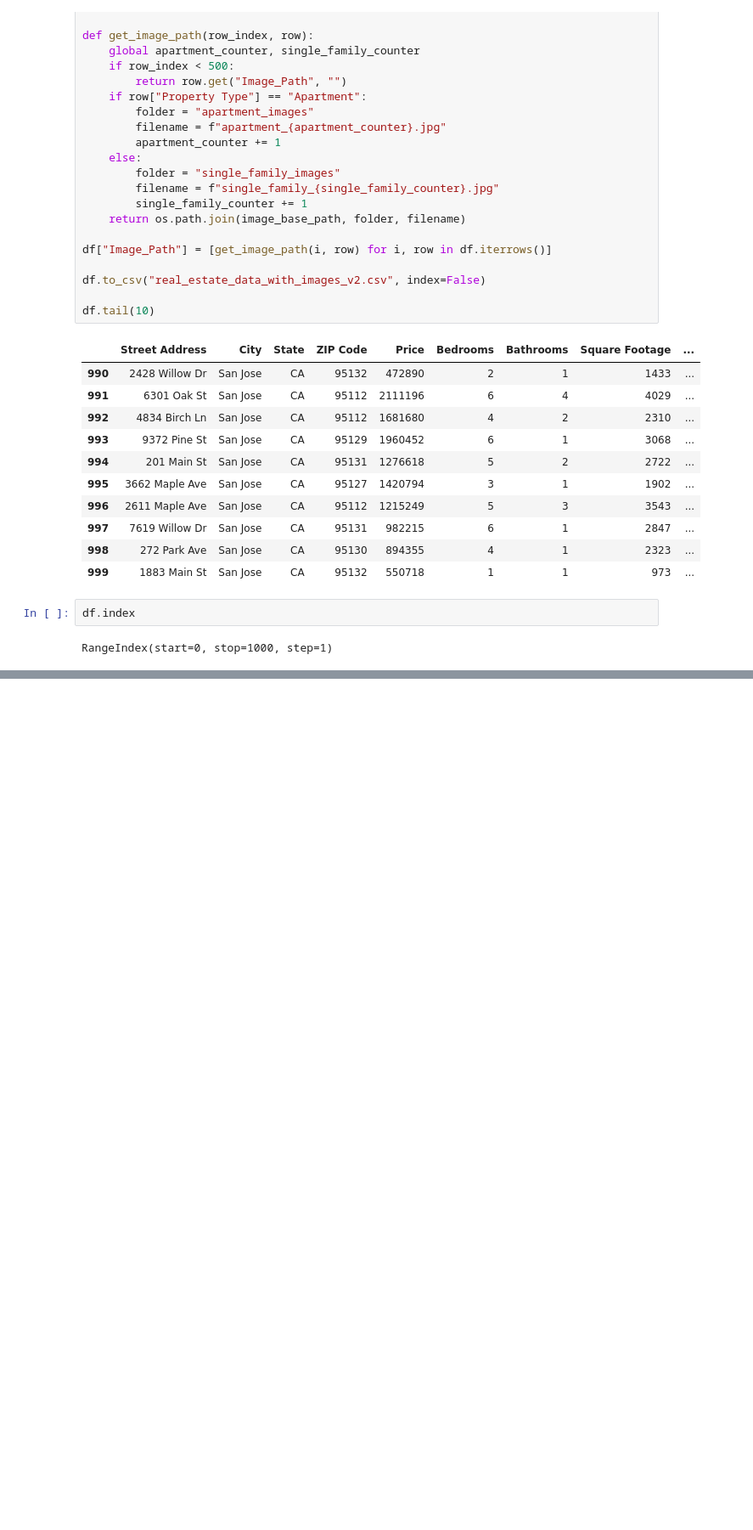
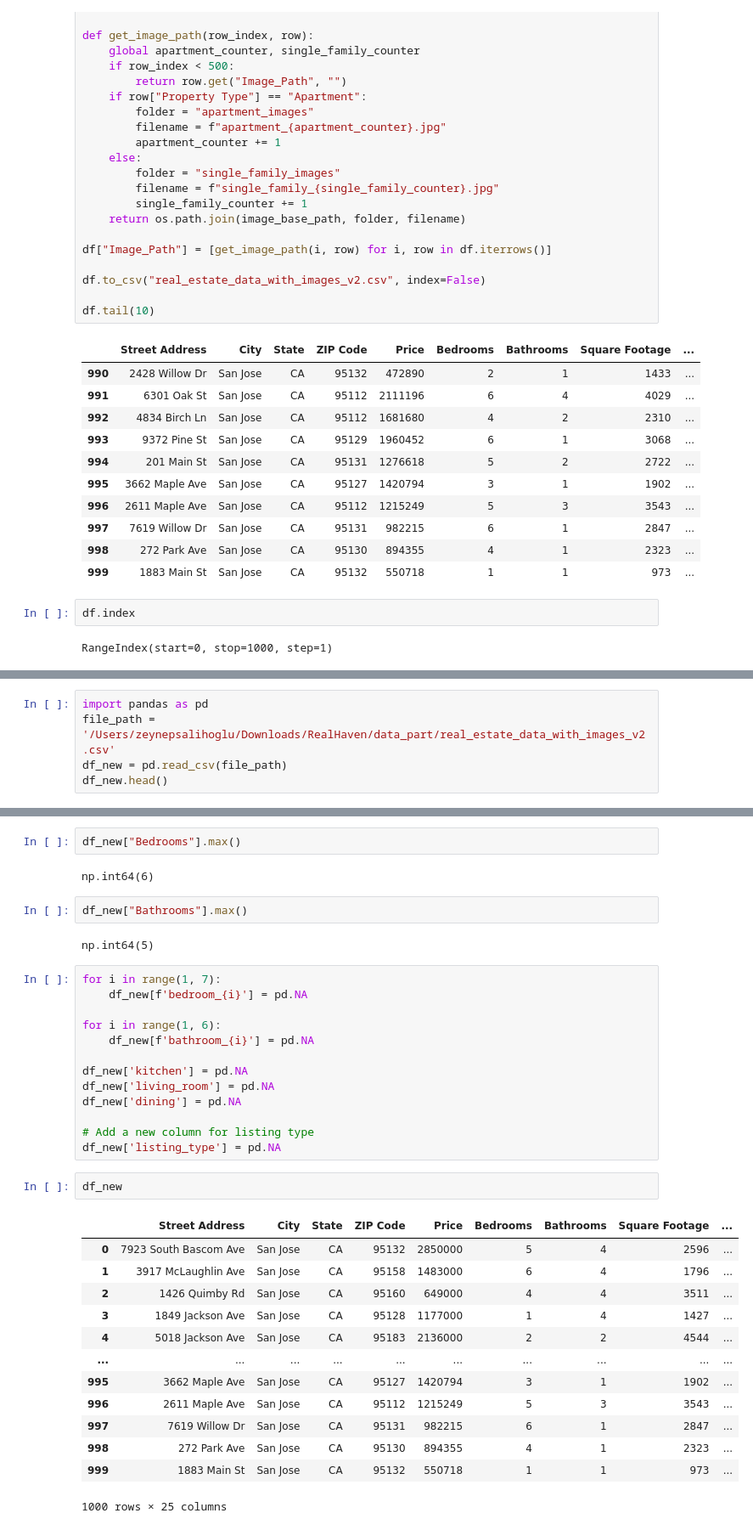
Before and after one commit to zeynnepps/RealHaven, a Jupyter notebook: data_part/data_preprocessing.ipynb, the cells around one changed output, grey strips where cells are left out. Shown at 85% size. Drawn from its saved outputs; the diff is of its cells as text; blank space fills up the shorter version.

```diff
--- a/data_part/data_preprocessing.ipynb
+++ b/data_part/data_preprocessing.ipynb
@@ -504,0 +509,5 @@ RangeIndex(start=0, stop=1000, step=1)
+# %%
+import pandas as pd
+file_path = '/Users/zeynepsalihoglu/Downloads/RealHaven/data_part/real_estate_data_with_images_v2.csv'
+df_new = pd.read_csv(file_path)
+df_new.head()
@@ -504,0 +521,37 @@ RangeIndex(start=0, stop=1000, step=1)
+# %%
+df_new["Bedrooms"].max()
+# %% [output]
+np.int64(6)
+# %%
+df_new["Bathrooms"].max()
+# %% [output]
+np.int64(5)
+# %%
+for i in range(1, 7):
+    df_new[f'bedroom_{i}'] = pd.NA
+
+for i in range(1, 6):
+    df_new[f'bathroom_{i}'] = pd.NA
+
+df_new['kitchen'] = pd.NA
+df_new['living_room'] = pd.NA
+df_new['dining'] = pd.NA
+
+# Add a new column for listing type
+df_new['listing_type'] = pd.NA
+# %%
+df_new
+# %% [output]
+|  | Street Address | City | State | ZIP Code | Price | Bedrooms | Bathrooms | Square Footage | ... |
+| 0 | 7923 South Bascom Ave | San Jose | CA | 95132 | 2850000 | 5 | 4 | 2596 | ... |
+| 1 | 3917 McLaughlin Ave | San Jose | CA | 95158 | 1483000 | 6 | 4 | 1796 | ... |
+| 2 | 1426 Quimby Rd | San Jose | CA | 95160 | 649000 | 4 | 4 | 3511 | ... |
+| 3 | 1849 Jackson Ave | San Jose | CA | 95128 | 1177000 | 1 | 4 | 1427 | ... |
+| 4 | 5018 Jackson Ave | San Jose | CA | 95183 | 2136000 | 2 | 2 | 4544 | ... |
+| ... | ... | ... | ... | ... | ... | ... | ... | ... | ... |
+| 995 | 3662 Maple Ave | San Jose | CA | 95127 | 1420794 | 3 | 1 | 1902 | ... |
+| 996 | 2611 Maple Ave | San Jose | CA | 95112 | 1215249 | 5 | 3 | 3543 | ... |
+| 997 | 7619 Willow Dr | San Jose | CA | 95131 | 982215 | 6 | 1 | 2847 | ... |
+| 998 | 272 Park Ave | San Jose | CA | 95130 | 894355 | 4 | 1 | 2323 | ... |
+| 999 | 1883 Main St | San Jose | CA | 95132 | 550718 | 1 | 1 | 973 | ... |
+1000 rows × 25 columns
```
Also changed, not shown: parts of 11 cells of this notebook, 1 other file.
